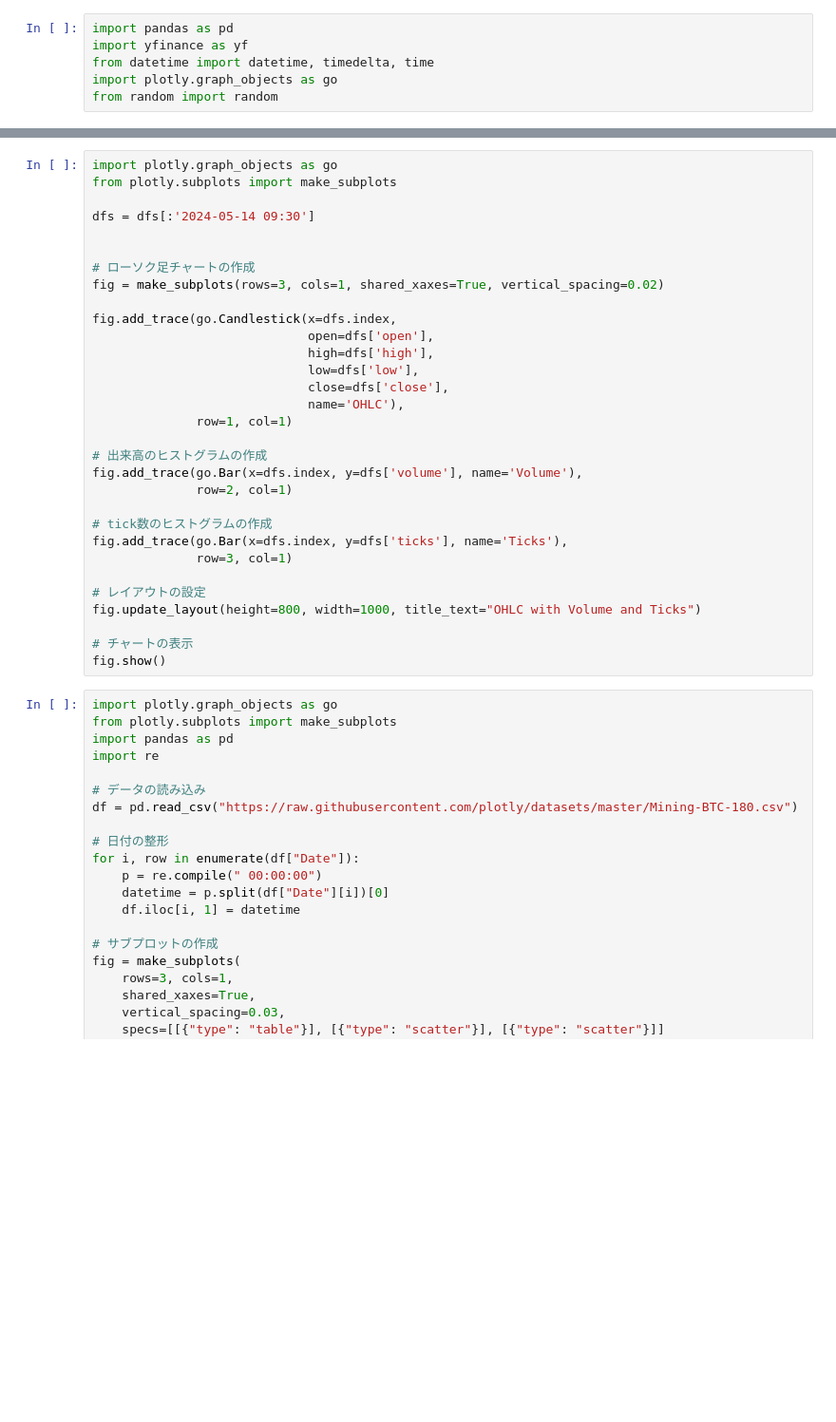
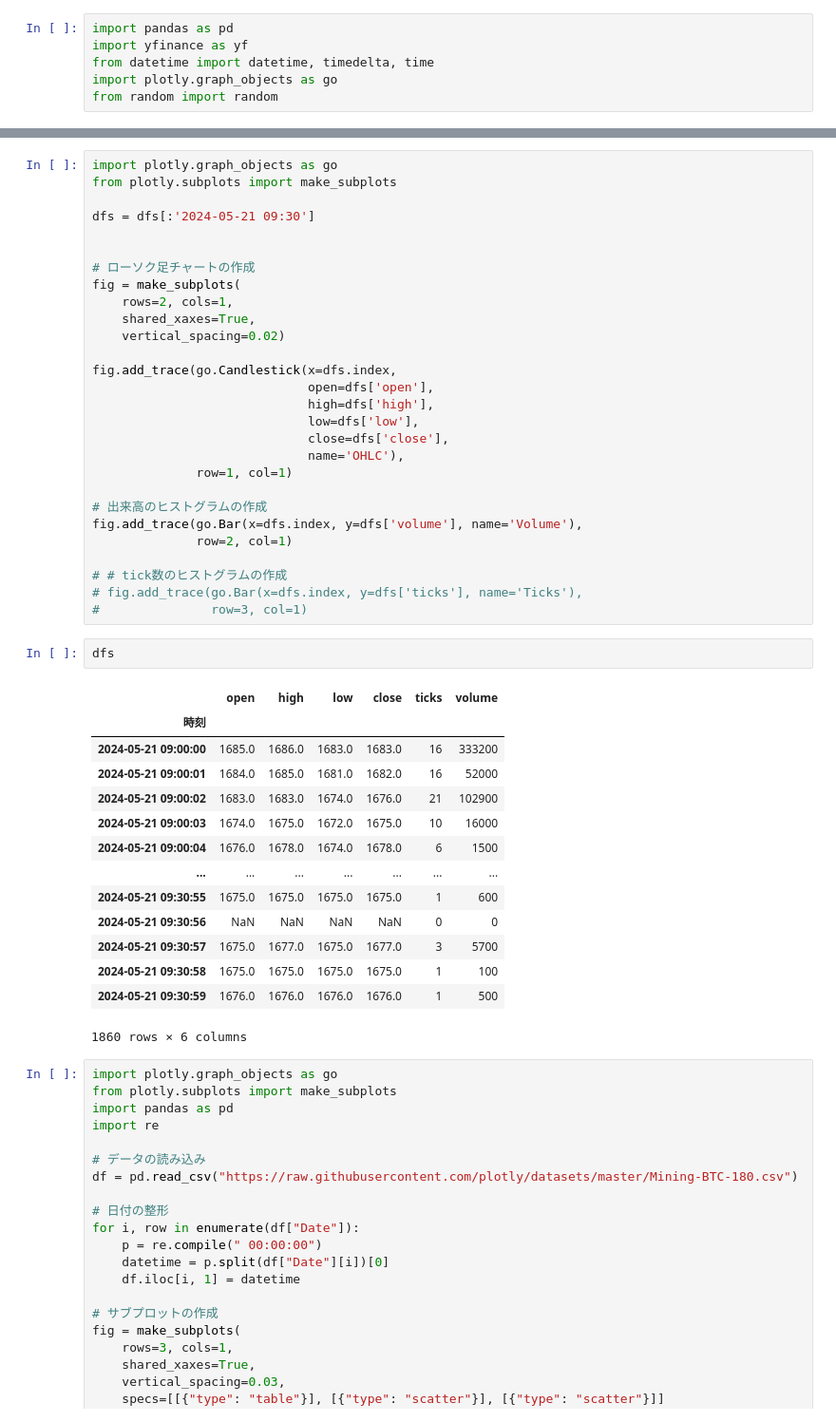
Before and after one commit to keetane/Trader, a Jupyter notebook: ticks.ipynb, the cells around one changed output, grey strips where cells are left out. Shown: that part at 95% size. Saved outputs shown, nothing was run; the diff lists cells and outputs as text; blank space fills up the shorter version.

```diff
--- a/ticks.ipynb
+++ b/ticks.ipynb
@@ -60,11 +46,14 @@ Could not infer format, so each element will be parsed individually, falling bac
 import plotly.graph_objects as go
 from plotly.subplots import make_subplots
 
-dfs = dfs[:'2024-05-14 09:30']
+dfs = dfs[:'2024-05-21 09:30']
 
 
 # ローソク足チャートの作成
-fig = make_subplots(rows=3, cols=1, shared_xaxes=True, vertical_spacing=0.02)
+fig = make_subplots(
+    rows=2, cols=1,
+    shared_xaxes=True,
+    vertical_spacing=0.02)
 
 fig.add_trace(go.Candlestick(x=dfs.index,
                              open=dfs['open'],
@@ -78,15 +67,26 @@ fig.add_trace(go.Candlestick(x=dfs.index,
 fig.add_trace(go.Bar(x=dfs.index, y=dfs['volume'], name='Volume'),
               row=2, col=1)
 
-# tick数のヒストグラムの作成
-fig.add_trace(go.Bar(x=dfs.index, y=dfs['ticks'], name='Ticks'),
-              row=3, col=1)
-
-# レイアウトの設定
-fig.update_layout(height=800, width=1000, title_text="OHLC with Volume and Ticks")
-
-# チャートの表示
-fig.show()
+# # tick数のヒストグラムの作成
+# fig.add_trace(go.Bar(x=dfs.index, y=dfs['ticks'], name='Ticks'),
+#               row=3, col=1)
+# %%
+dfs
+# %% [output]
+|  | open | high | low | close | ticks | volume |
+| 時刻 |  |  |  |  |  |  |
+| 2024-05-21 09:00:00 | 1685.0 | 1686.0 | 1683.0 | 1683.0 | 16 | 333200 |
+| 2024-05-21 09:00:01 | 1684.0 | 1685.0 | 1681.0 | 1682.0 | 16 | 52000 |
+| 2024-05-21 09:00:02 | 1683.0 | 1683.0 | 1674.0 | 1676.0 | 21 | 102900 |
+| 2024-05-21 09:00:03 | 1674.0 | 1675.0 | 1672.0 | 1675.0 | 10 | 16000 |
+| 2024-05-21 09:00:04 | 1676.0 | 1678.0 | 1674.0 | 1678.0 | 6 | 1500 |
+| ... | ... | ... | ... | ... | ... | ... |
+| 2024-05-21 09:30:55 | 1675.0 | 1675.0 | 1675.0 | 1675.0 | 1 | 600 |
+| 2024-05-21 09:30:56 | NaN | NaN | NaN | NaN | 0 | 0 |
+| 2024-05-21 09:30:57 | 1675.0 | 1677.0 | 1675.0 | 1677.0 | 3 | 5700 |
+| 2024-05-21 09:30:58 | 1675.0 | 1675.0 | 1675.0 | 1675.0 | 1 | 100 |
+| 2024-05-21 09:30:59 | 1676.0 | 1676.0 | 1676.0 | 1676.0 | 1 | 500 |
+1860 rows × 6 columns
 # %%
 import plotly.graph_objects as go
 from plotly.subplots import make_subplots
```
Also changed, not shown: parts of 2 cells of this notebook, 1 other file.
